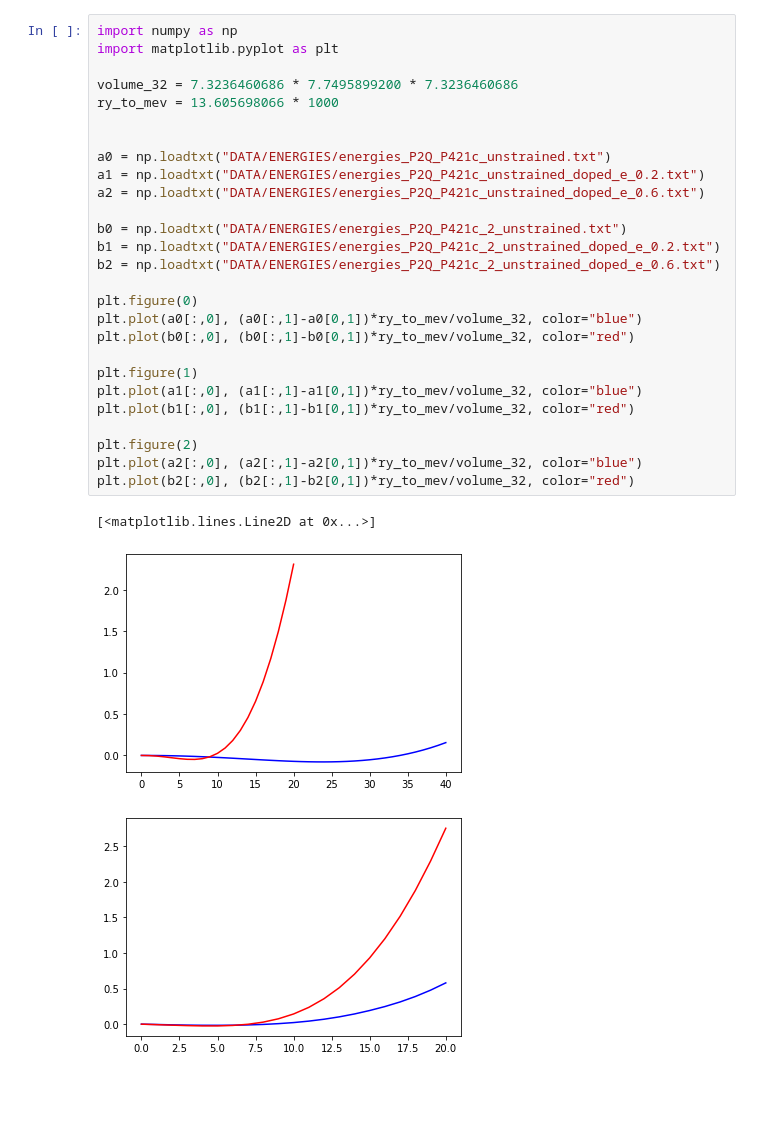
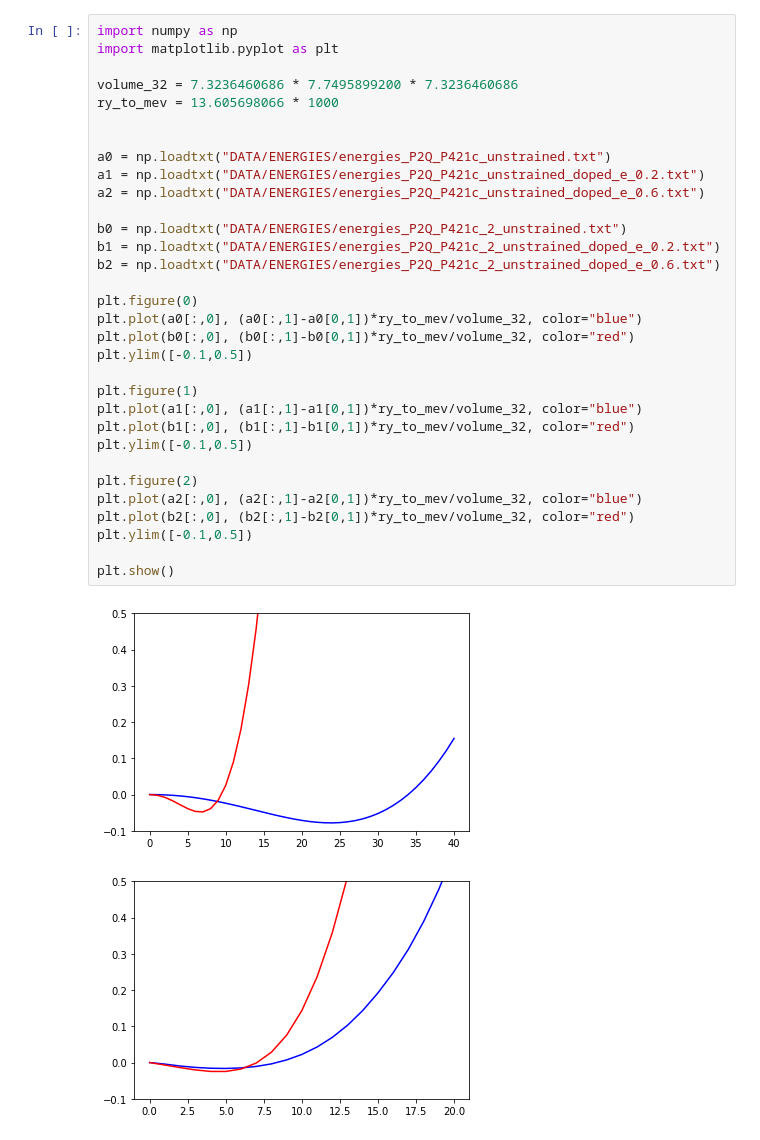
Before and after one commit to noemas/WO3, a Jupyter notebook: LG_BETA/Untitled1.ipynb, the cells around one changed output. Saved outputs shown, nothing was run; the diff lists cells and outputs as text; blank space fills up the shorter version.

```diff
--- a/LG_BETA/Untitled1.ipynb
+++ b/LG_BETA/Untitled1.ipynb
@@ -1,31 +1,35 @@
 # %%
 import numpy as np
 import matplotlib.pyplot as plt
 
 volume_32 = 7.3236460686 * 7.7495899200 * 7.3236460686
 ry_to_mev = 13.605698066 * 1000
 
 
 a0 = np.loadtxt("DATA/ENERGIES/energies_P2Q_P421c_unstrained.txt")
 a1 = np.loadtxt("DATA/ENERGIES/energies_P2Q_P421c_unstrained_doped_e_0.2.txt")
 a2 = np.loadtxt("DATA/ENERGIES/energies_P2Q_P421c_unstrained_doped_e_0.6.txt")
 
 b0 = np.loadtxt("DATA/ENERGIES/energies_P2Q_P421c_2_unstrained.txt")
 b1 = np.loadtxt("DATA/ENERGIES/energies_P2Q_P421c_2_unstrained_doped_e_0.2.txt")
 b2 = np.loadtxt("DATA/ENERGIES/energies_P2Q_P421c_2_unstrained_doped_e_0.6.txt")
 
 plt.figure(0)
 plt.plot(a0[:,0], (a0[:,1]-a0[0,1])*ry_to_mev/volume_32, color="blue")
 plt.plot(b0[:,0], (b0[:,1]-b0[0,1])*ry_to_mev/volume_32, color="red")
+plt.ylim([-0.1,0.5])
 
 plt.figure(1)
 plt.plot(a1[:,0], (a1[:,1]-a1[0,1])*ry_to_mev/volume_32, color="blue")
 plt.plot(b1[:,0], (b1[:,1]-b1[0,1])*ry_to_mev/volume_32, color="red")
+plt.ylim([-0.1,0.5])
 
 plt.figure(2)
 plt.plot(a2[:,0], (a2[:,1]-a2[0,1])*ry_to_mev/volume_32, color="blue")
 plt.plot(b2[:,0], (b2[:,1]-b2[0,1])*ry_to_mev/volume_32, color="red")
+plt.ylim([-0.1,0.5])
+
+plt.show()
 # %% [output]
-[<matplotlib.lines.Line2D at 0x...>]
-[figure, old version]
+[figure, new version]
-[figure, old version]
+[figure, new version]
```
Also changed, not shown: parts of 1 cell of this notebook, 8 other files.
